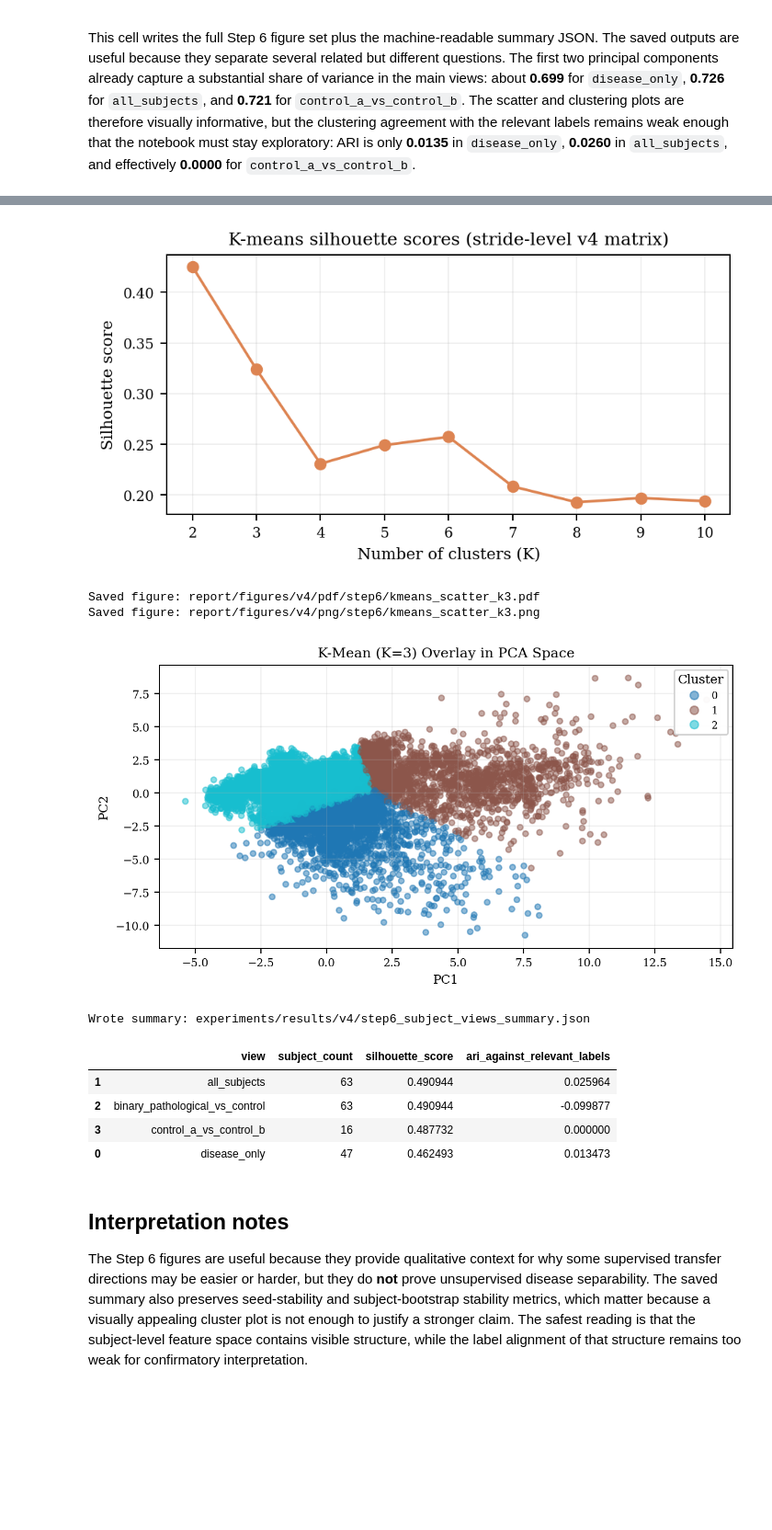
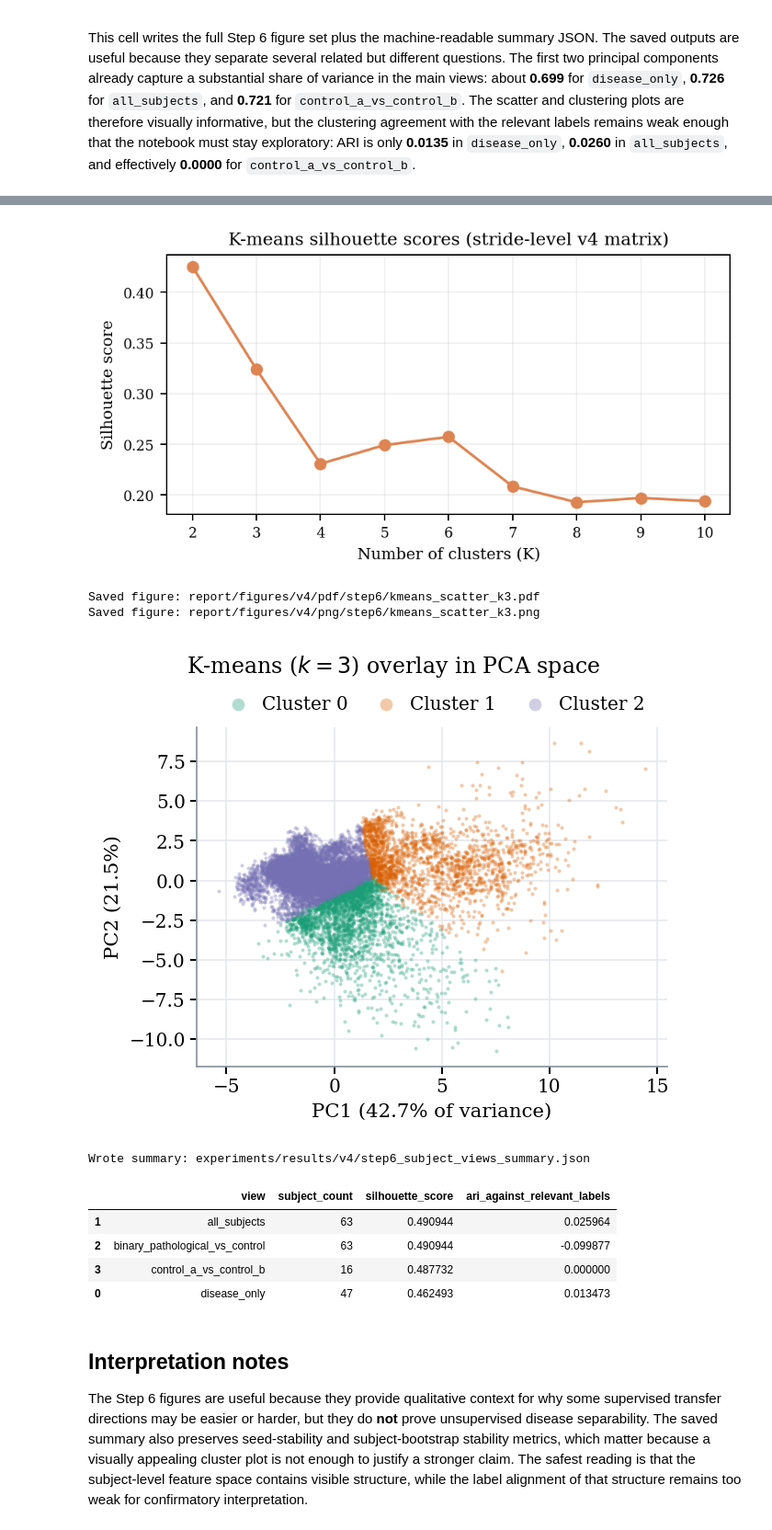
Before and after one commit to Sys-Omertosa/gait-transfer-ndd, a Jupyter notebook: notebooks/06_pca_kmeans.ipynb, the cells around one changed output, grey strips where cells are left out. Shown at 92% size. Cells and saved outputs as stored; diff of their text form; code cells hidden in the pictures; blank space fills up the shorter version.

Commit message:
figures: refresh subject-level geometry analysis

```diff
--- a/notebooks/06_pca_kmeans.ipynb
+++ b/notebooks/06_pca_kmeans.ipynb
@@ -302,15 +302,56 @@ plt.show()
 clusters3 = clusters_by_k[3]
 cluster_plot_df = pca_plot_df.copy()
 cluster_plot_df['cluster_k3'] = clusters3.astype(int)
-fig, ax = plt.subplots(figsize=(IEEE_ONE_COL * 1.85, 3.5), constrained_layout=True)
-scatter = ax.scatter(cluster_plot_df['PC1'], cluster_plot_df['PC2'], c=cluster_plot_df['cluster_k3'], cmap='tab10', s=16, alpha=0.5)
-ax.set_title('K-Mean (K=3) Overlay in PCA Space')
-ax.set_xlabel('PC1')
-ax.set_ylabel('PC2')
-ax.grid(alpha=0.2)
-legend = ax.legend(*scatter.legend_elements(), title='Cluster', loc='upper right', frameon=True)
-ax.add_artist(legend)
+
+# ── Manuscript figure: k-means overlay in PCA space ──────────────────────────
+# Authored at the printed single-column width; the previous version was drawn
+# nearly twice that wide and then scaled down, which halved every label. The
+# point cloud is rasterised while axes and text stay vector, because tens of
+# thousands of individual vector markers dominate the embedded file size.
+# Cluster colours are deliberately outside the condition palette so the overlay
+# is not read as a condition assignment.
+KM_FIG_W = IEEE_ONE_COL
+KM_LEFT, KM_RIGHT = 0.56, 0.10
+KM_PLOT_W = KM_FIG_W - KM_LEFT - KM_RIGHT
+KM_PLOT_H = 2.05
+KM_TOP, KM_TITLE_H, KM_LEGEND_H = 0.06, 0.26, 0.24
+KM_XTICK_H, KM_XLABEL_H, KM_BOTTOM = 0.20, 0.26, 0.06
+KM_FIG_H = (KM_TOP + KM_TITLE_H + KM_LEGEND_H + KM_PLOT_H
+            + KM_XTICK_H + KM_XLABEL_H + KM_BOTTOM)
+CLUSTER_COLOR = ['#1B9E77', '#D95F02', '#7570B3']
+
+fig = plt.figure(figsize=(KM_FIG_W, KM_FIG_H))
+ax = fig.add_axes((
+    KM_LEFT / KM_FIG_W,
+    (KM_BOTTOM + KM_XLABEL_H + KM_XTICK_H) / KM_FIG_H,
+    KM_PLOT_W / KM_FIG_W,
+    KM_PLOT_H / KM_FIG_H,
+))
+ax.set_axisbelow(True)
+ax.grid(color='#E4E7EA', linewidth=0.6)
+for cluster_id in sorted(cluster_plot_df['cluster_k3'].unique()):
+    subset = cluster_plot_df[cluster_plot_df['cluster_k3'] == cluster_id]
+    ax.scatter(subset['PC1'], subset['PC2'], s=2.6, alpha=0.34, linewidths=0.0,
+               color=CLUSTER_COLOR[int(cluster_id) % len(CLUSTER_COLOR)],
+               label=f'Cluster {int(cluster_id)}', rasterized=True, zorder=2)
+
+ax.set_xlabel(f'PC1 ({explained_var[0] * 100:.1f}% of variance)', fontsize=8.5, labelpad=3)
+ax.set_ylabel(f'PC2 ({explained_var[1] * 100:.1f}%)', fontsize=8.5, labelpad=3)
+ax.tick_params(labelsize=8, length=3, pad=2)
+for side in ('top', 'right'):
+    ax.spines[side].set_visible(False)
+for side in ('left', 'bottom'):
+    ax.spines[side].set_color('#8C959D')
+    ax.spines[side].set_linewidth(0.7)
+ax.legend(loc='lower center', bbox_to_anchor=(0.5, 1.015), ncol=3, frameon=False,
+          fontsize=8, handletextpad=0.3, columnspacing=1.1, borderpad=0.0,
+          markerscale=3.4)
+
+fig.text(0.5, (KM_FIG_H - KM_TOP - KM_TITLE_H / 2) / KM_FIG_H,
+         'K-means ($k=3$) overlay in PCA space', ha='center', va='center', fontsize=9.5)
+
 savefig_stem(fig, 'kmeans_scatter_k3')
+PAPER_FIG, PAPER_STEM = fig, 'kmeans_scatter_k3'
 plt.show()
 
 summary_payload = {
@@ -326,34 +367,34 @@ summary_payload = {
 save_json_payload(summary_payload, SUMMARY_JSON)
 
 display(pd.DataFrame([
     {'view': key, 'subject_count': value['subject_count'], 'silhouette_score': value['silhouette_score'], 'ari_against_relevant_labels': value['ari_against_relevant_labels']}
     for key, value in view_summaries.items()
 ]).sort_values('silhouette_score', ascending=False))
 # %% [output]
 Saved table: report/tables/v4/step6_disease_only_pca_coordinates.csv
 Saved table: report/tables/v4/step6_disease_only_kmeans_metrics.csv
 Saved table: report/tables/v4/step6_all_subjects_pca_coordinates.csv
 Saved table: report/tables/v4/step6_all_subjects_kmeans_metrics.csv
 Saved table: report/tables/v4/step6_binary_pathological_vs_control_pca_coordinates.csv
 Saved table: report/tables/v4/step6_binary_pathological_vs_control_kmeans_metrics.csv
 Saved table: report/tables/v4/step6_control_a_vs_control_b_pca_coordinates.csv
 Saved table: report/tables/v4/step6_control_a_vs_control_b_kmeans_metrics.csv
 Saved figure: report/figures/v4/pdf/step6/pca_explained_variance.pdf
 Saved figure: report/figures/v4/png/step6/pca_explained_variance.png
 [figure]
 Saved figure: report/figures/v4/pdf/step6/pca_scatter_by_condition.pdf
 Saved figure: report/figures/v4/png/step6/pca_scatter_by_condition.png
 [figure]
 Saved table: report/tables/v4/step6_pca_feature_loadings.csv
 Saved figure: report/figures/v4/pdf/step6/kmeans_elbow.pdf
 Saved figure: report/figures/v4/png/step6/kmeans_elbow.png
 [figure]
 Saved figure: report/figures/v4/pdf/step6/kmeans_silhouette.pdf
 Saved figure: report/figures/v4/png/step6/kmeans_silhouette.png
 [figure]
 Saved figure: report/figures/v4/pdf/step6/kmeans_scatter_k3.pdf
 Saved figure: report/figures/v4/png/step6/kmeans_scatter_k3.png
-[figure, old version]
+[figure, new version]
 Wrote summary: experiments/results/v4/step6_subject_views_summary.json
 |  | view | subject_count | silhouette_score | ari_against_relevant_labels |
 | 1 | all_subjects | 63 | 0.490944 | 0.025964 |
```
Also changed, not shown: 7 other files.
